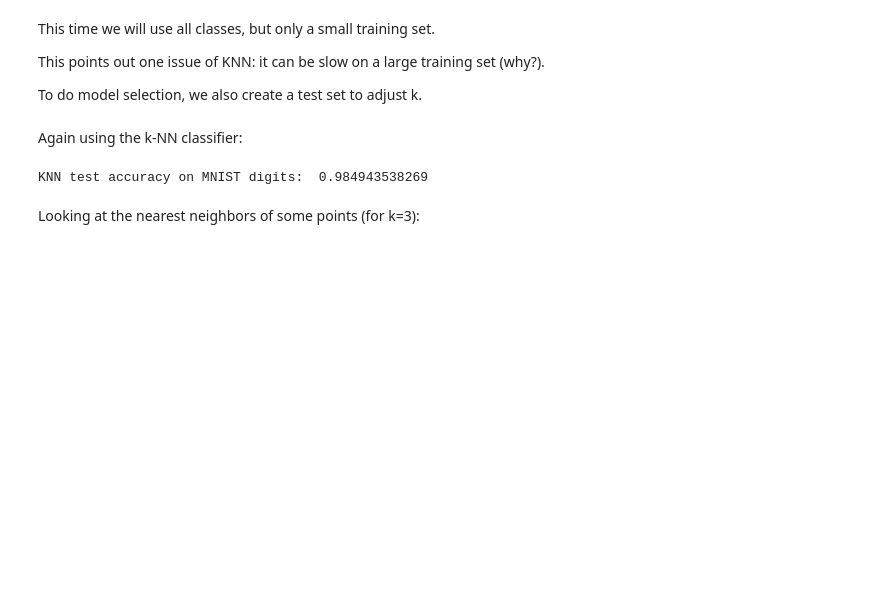
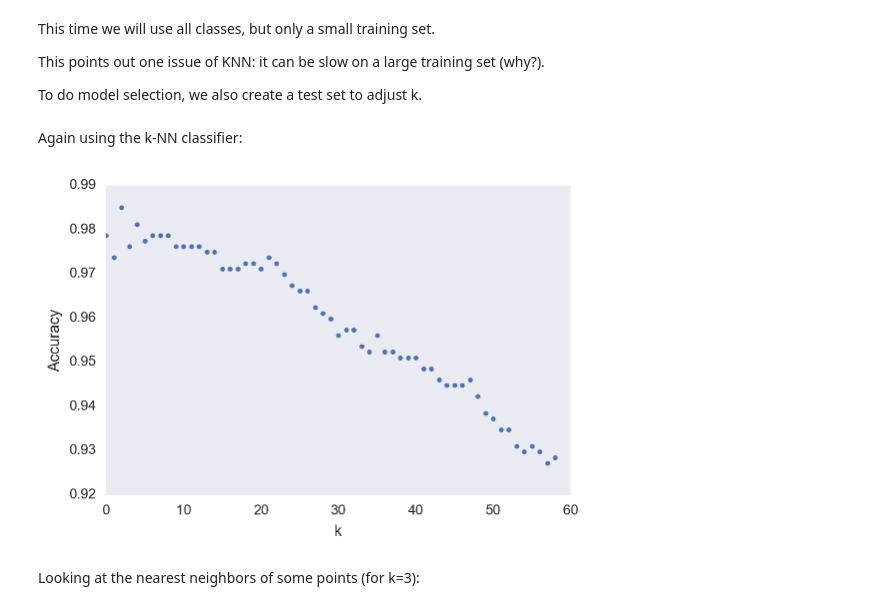
Before and after one commit to mcrovella/CS506-Computational-Tools-for-Data-Science, a Jupyter notebook: 15B-Classification-II-Demo.ipynb, the cells around one changed output. Saved outputs shown, nothing was run; the diff lists cells and outputs as text; code cells hidden in the pictures; blank space fills up the shorter version.

```diff
--- a/15B-Classification-II-Demo.ipynb
+++ b/15B-Classification-II-Demo.ipynb
@@ -493,12 +493,20 @@ Again using the k-NN classifier:
 knn_digits = KNeighborsClassifier(n_neighbors=20)
 _=knn_digits.fit(X_digits_train, y_digits_train)
 # %%
-knn_digits = KNeighborsClassifier(n_neighbors=3)
-knn_digits.fit(X_digits_train, y_digits_train)
-y_digits_test_pred = knn_digits.predict(X_digits_test)
-print("KNN test accuracy on MNIST digits: ", knn_digits.score(X_digits_test, y_digits_test))
+acc = []
+for k in range(1,60):
+    knn_digits = KNeighborsClassifier(n_neighbors=k)
+    knn_digits.fit(X_digits_train, y_digits_train)
+    y_digits_test_pred = knn_digits.predict(X_digits_test)
+    # print("KNN test accuracy on MNIST digits, k = {}, acc = {}: ".format(
+            #k,knn_digits.score(X_digits_test, y_digits_test)))
+    acc.append(knn_digits.score(X_digits_test, y_digits_test))
-# %% [output]
-KNN test accuracy on MNIST digits:  0.984943538269
+# %%
+plt.plot(acc,'.')
+plt.xlabel('k')
+_=plt.ylabel('Accuracy')
+# %% [output]
+[figure, added]
 # %% [markdown]
 Looking at the nearest neighbors of some points (for k=3):
 # %%
```
Also changed, not shown: parts of 6 cells of this notebook, 1 other file.
